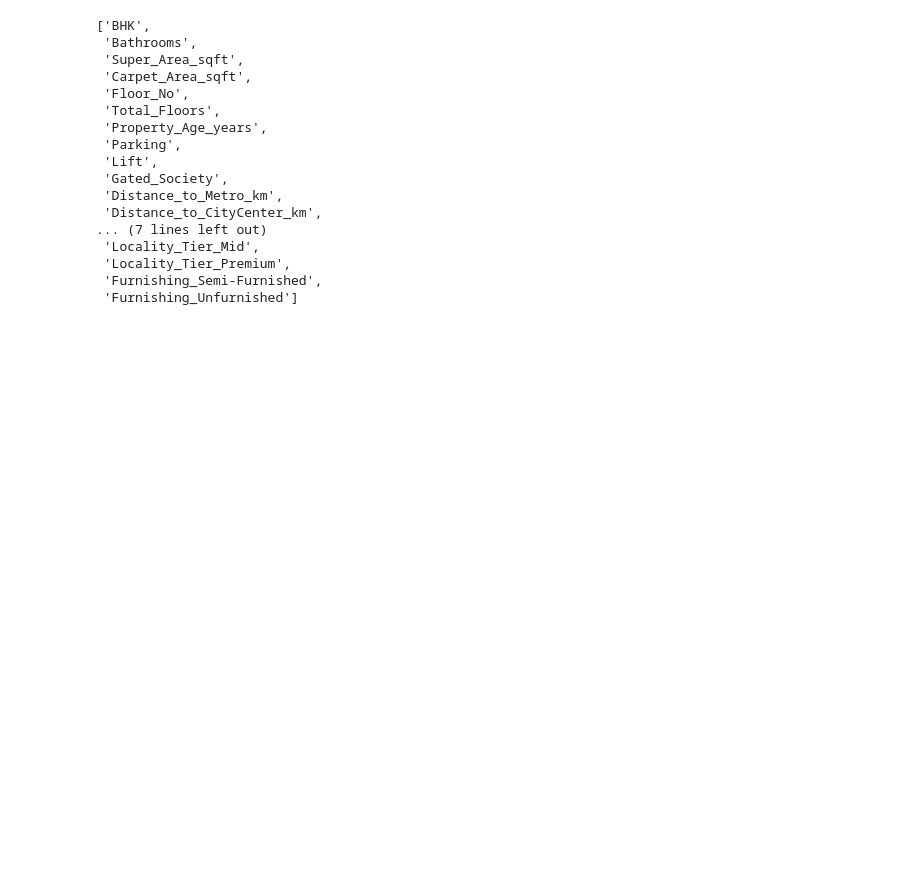
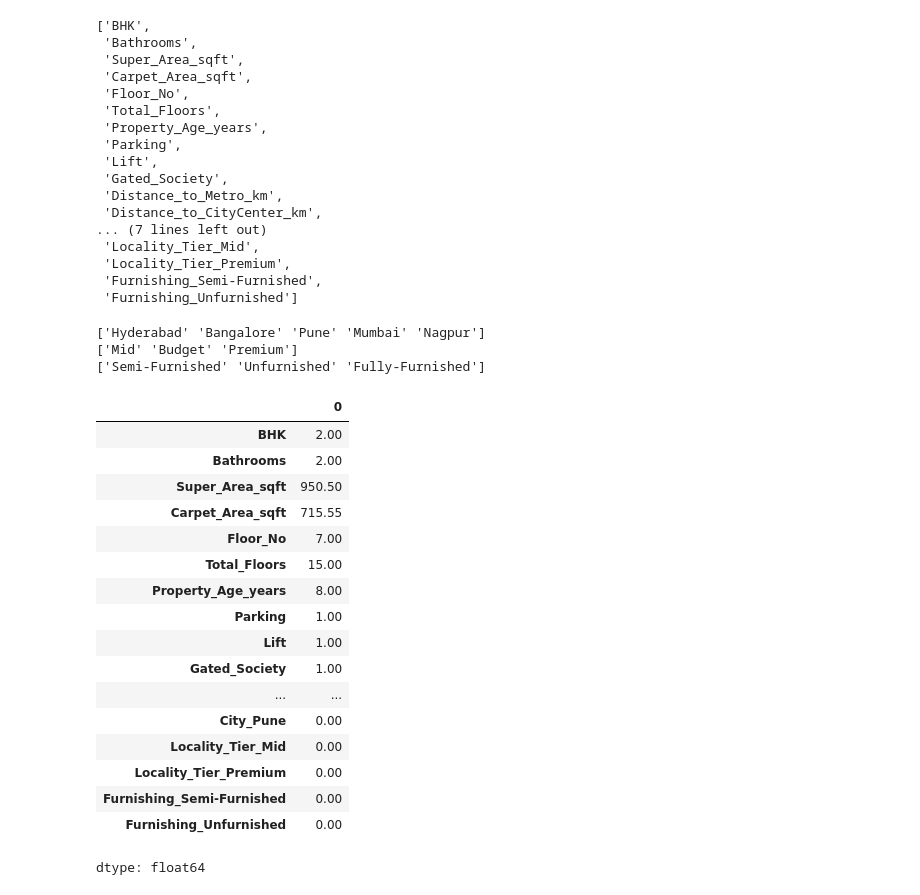
Before and after one commit to reeneojha/HOUSE_PREDICTION_ML, a Jupyter notebook: SI__PROJECT.ipynb, the cells around one changed output. Cells and saved outputs as stored; diff of their text form; code cells hidden in the pictures; blank space fills up the shorter version.

```diff
--- a/SI__PROJECT.ipynb
+++ b/SI__PROJECT.ipynb
@@ -280,0 +282,14 @@ After cleaning the dataset, the next step is to prepare it for machine learning.
+# %%
+
+categorical_cols = df.select_dtypes(include='object').columns
+
+for col in categorical_cols:
+    df[col] = df[col].str.strip()
+
+print("Extra spaces removed.")
+
+for col in categorical_cols:
+    if (df[col] != df[col].str.strip()).any():
+        print(f"Extra spaces found in {col}")
+    else:
+        print(f"No extra spaces in {col}")
@@ -690,3 +603,32 @@ X.columns.tolist()
  'Locality_Tier_Premium',
  'Furnishing_Semi-Furnished',
  'Furnishing_Unfurnished']
+# %%
+print(df["City"].unique())
+print(df["Locality_Tier"].unique())
+print(df["Furnishing"].unique())
+# %% [output]
+['Hyderabad' 'Bangalore' 'Pune' 'Mumbai' 'Nagpur']
+['Mid' 'Budget' 'Premium']
+['Semi-Furnished' 'Unfurnished' 'Fully-Furnished']
+# %%
+X.median(numeric_only=True)
+# %% [output]
+|  | 0 |
+| BHK | 2.00 |
+| Bathrooms | 2.00 |
+| Super_Area_sqft | 950.50 |
+| Carpet_Area_sqft | 715.55 |
+| Floor_No | 7.00 |
+| Total_Floors | 15.00 |
+| Property_Age_years | 8.00 |
+| Parking | 1.00 |
+| Lift | 1.00 |
+| Gated_Society | 1.00 |
+| ... | ... |
+| City_Pune | 0.00 |
+| Locality_Tier_Mid | 0.00 |
+| Locality_Tier_Premium | 0.00 |
+| Furnishing_Semi-Furnished | 0.00 |
+| Furnishing_Unfurnished | 0.00 |
+dtype: float64
```
Also changed, not shown: parts of 18 cells of this notebook.
